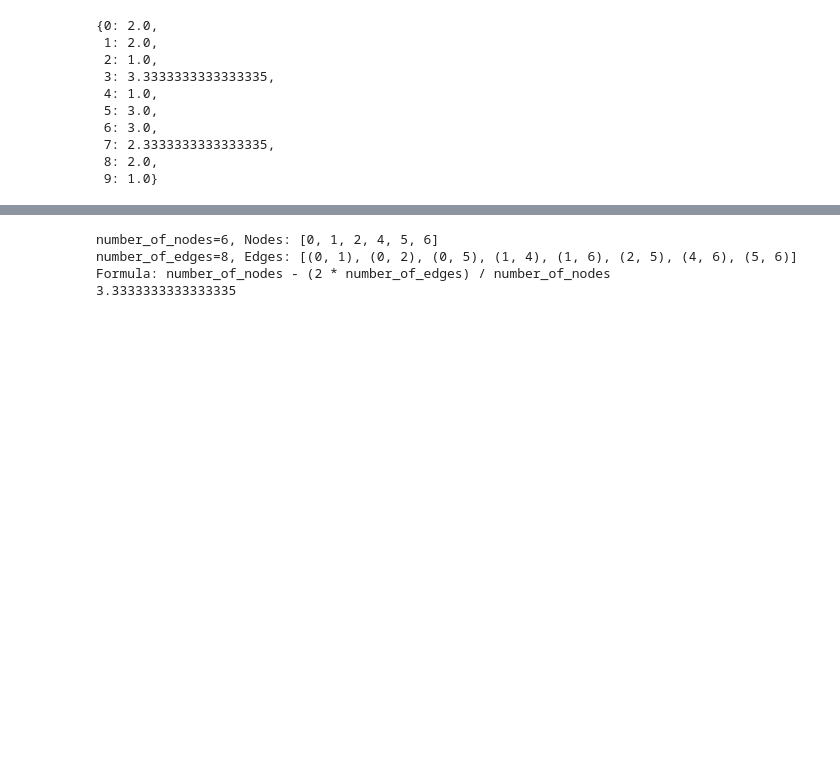
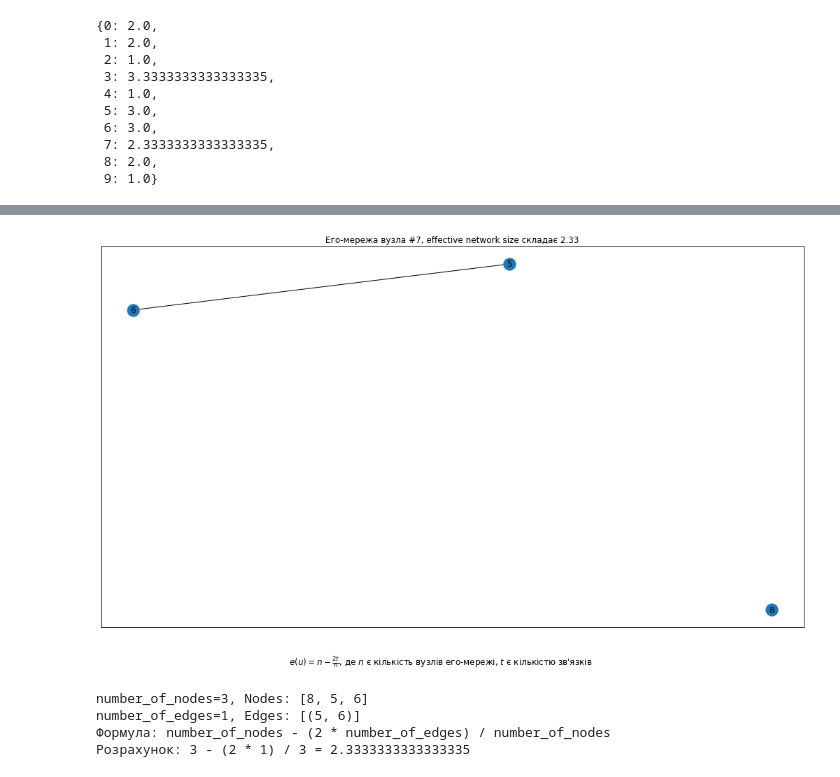
Before and after one commit to data-driven-research/networkx-class, a Jupyter notebook: network_centrality/illustration.ipynb, the cells around one changed output, grey strips where cells are left out. Cells and saved outputs as stored; diff of their text form; code cells hidden in the pictures; blank space fills up the shorter version.

```diff
--- a/network_centrality/illustration.ipynb
+++ b/network_centrality/illustration.ipynb
@@ -163,12 +170,18 @@ nx.draw_networkx(E)
+# %%
+ego_graph_effective_size(G, 7)
+# %% [output]
+[figure, added]
 # %%
+# Як це працює
+E = nx.ego_graph(G, 7, center=False, undirected=True)
 number_of_nodes = len(E.nodes())
 number_of_edges = len(E.edges())
 print(f"{number_of_nodes=}, Nodes: {E.nodes()}")
 print(f"{number_of_edges=}, Edges: {E.edges()}")
-print("Formula: number_of_nodes - (2 * number_of_edges) / number_of_nodes")
-print(number_of_nodes - (2 * number_of_edges) / number_of_nodes)
+print("Формула: number_of_nodes - (2 * number_of_edges) / number_of_nodes")
+print(f"Розрахунок: {number_of_nodes} - (2 * {number_of_edges}) / {number_of_nodes} = {number_of_nodes - (2 * number_of_edges) / number_of_nodes}")
 # %% [output]
-number_of_nodes=6, Nodes: [0, 1, 2, 4, 5, 6]
-number_of_edges=8, Edges: [(0, 1), (0, 2), (0, 5), (1, 4), (1, 6), (2, 5), (4, 6), (5, 6)]
-Formula: number_of_nodes - (2 * number_of_edges) / number_of_nodes
-3.3333333333333335
+number_of_nodes=3, Nodes: [8, 5, 6]
+number_of_edges=1, Edges: [(5, 6)]
+Формула: number_of_nodes - (2 * number_of_edges) / number_of_nodes
+Розрахунок: 3 - (2 * 1) / 3 = 2.3333333333333335
```
Also changed, not shown: parts of 17 cells of this notebook.
